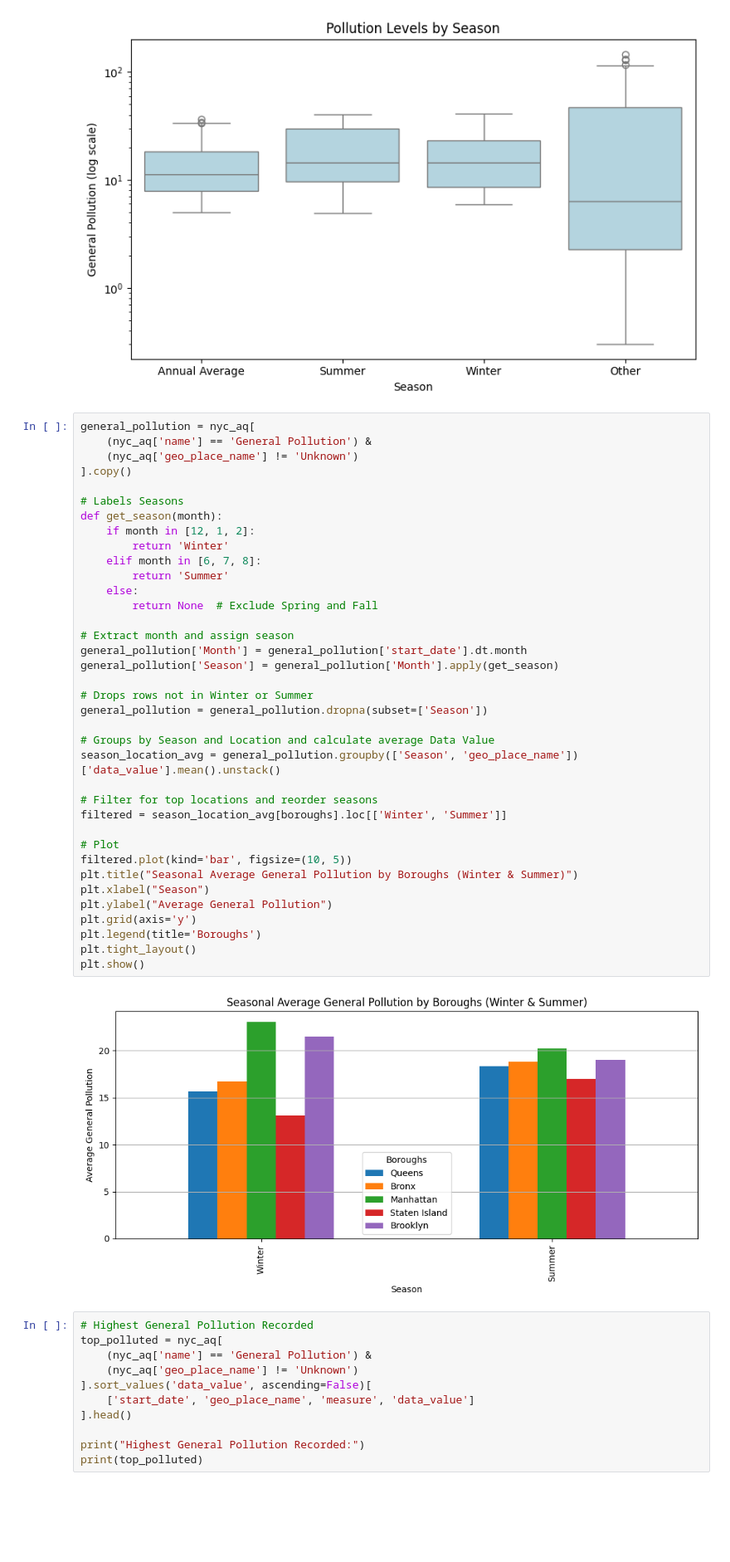
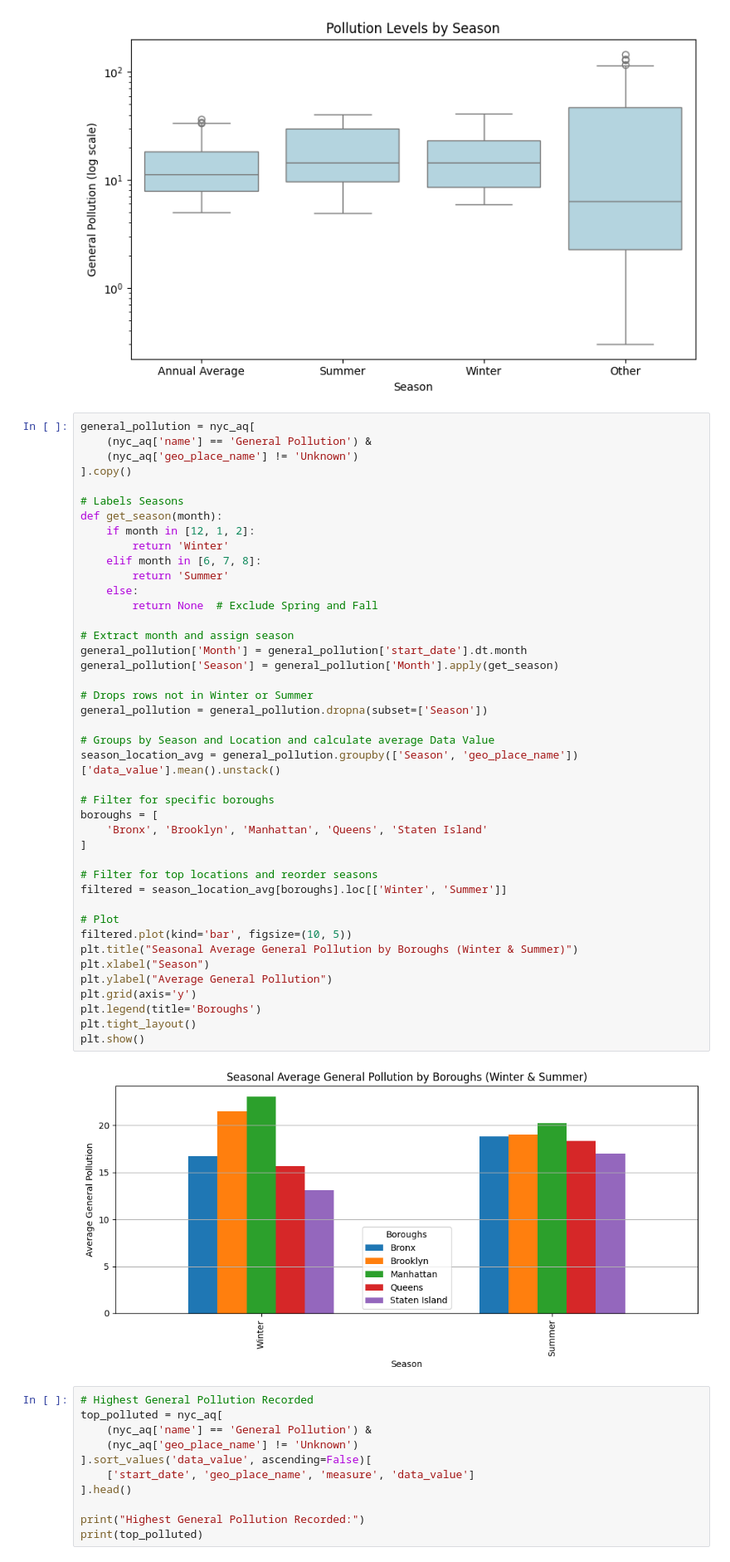
Before and after one commit to birbmel/CSC59866, a Jupyter notebook: NYCAirQuality.ipynb, the cells around one changed output. Shown at 83% size. Cells and saved outputs as stored; diff of their text form; blank space fills up the shorter version.

```diff
--- a/NYCAirQuality.ipynb
+++ b/NYCAirQuality.ipynb
@@ -100,34 +100,39 @@ def get_season(month):
     if month in [12, 1, 2]:
         return 'Winter'
     elif month in [6, 7, 8]:
         return 'Summer'
     else:
         return None  # Exclude Spring and Fall
 
 # Extract month and assign season
 general_pollution['Month'] = general_pollution['start_date'].dt.month
 general_pollution['Season'] = general_pollution['Month'].apply(get_season)
 
 # Drops rows not in Winter or Summer
 general_pollution = general_pollution.dropna(subset=['Season'])
 
 # Groups by Season and Location and calculate average Data Value
 season_location_avg = general_pollution.groupby(['Season', 'geo_place_name'])['data_value'].mean().unstack()
 
+# Filter for specific boroughs
+boroughs = [
+    'Bronx', 'Brooklyn', 'Manhattan', 'Queens', 'Staten Island'
+]
+
 # Filter for top locations and reorder seasons
 filtered = season_location_avg[boroughs].loc[['Winter', 'Summer']]
 
 # Plot
 filtered.plot(kind='bar', figsize=(10, 5))
 plt.title("Seasonal Average General Pollution by Boroughs (Winter & Summer)")
 plt.xlabel("Season")
 plt.ylabel("Average General Pollution")
 plt.grid(axis='y')
 plt.legend(title='Boroughs')
 plt.tight_layout()
 plt.show()
 # %% [output]
-[figure, old version]
+[figure, new version]
 # %%
 # Highest General Pollution Recorded
 top_polluted = nyc_aq[
```
Also changed, not shown: parts of 3 cells of this notebook.
